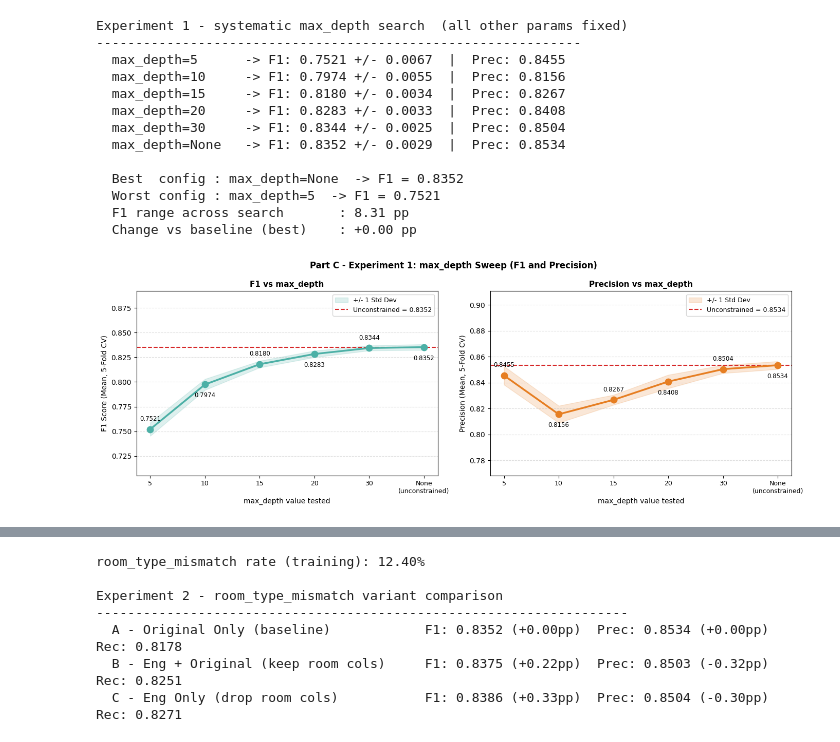
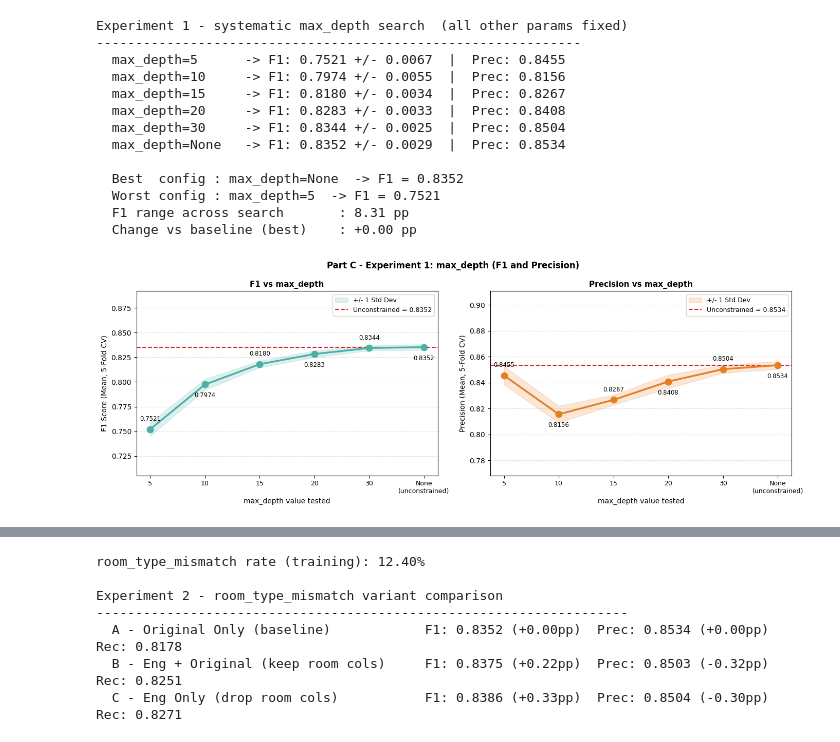
Before and after one commit to YWY2002/INF2008-Hotel-Cancellation-Prediction-Model, a Jupyter notebook: CRISPDM_INF2008_assignment02.ipynb, the cells around one changed output, grey strips where cells are left out. Drawn from its saved outputs; the diff is of its cells as text; code cells hidden in the pictures.

```diff
--- a/CRISPDM_INF2008_assignment02.ipynb
+++ b/CRISPDM_INF2008_assignment02.ipynb
@@ -1141,35 +1142,35 @@ ref_f1     = exp1_df[exp1_df["label"] == "None"]["F1 Mean"].values[0]
 ref_prec   = exp1_df[exp1_df["label"] == "None"]["Precision Mean"].values[0]
 
 fig, axes = plt.subplots(1, 2, figsize=(14, 5))
-fig.suptitle("Part C - Experiment 1: max_depth Sweep (F1 and Precision)",
+fig.suptitle("Part C - Experiment 1: max_depth (F1 and Precision)",
              fontsize=12, fontweight="bold")
 
 for ax, means, stds, ref, ylabel, colour, title in [
     (axes[0], f1_means,   f1_stds,   ref_f1,   "F1 Score",   "#4CB0A6", "F1 vs max_depth"),
     (axes[1], prec_means, prec_stds, ref_prec, "Precision",  "#E67E22", "Precision vs max_depth"),
 ]:
     ax.plot(x_pos, means, "o-", color=colour, linewidth=2.5, markersize=9, zorder=3)
     ax.fill_between(x_pos, means - stds, means + stds, alpha=0.18, color=colour,
                     label="+/- 1 Std Dev")
     ax.axhline(ref, color="#D62728", linestyle="--", linewidth=1.5,
                label=f"Unconstrained = {ref:.4f}")
     for i, (v, s) in enumerate(zip(means, stds)):
         off = 12 if i % 2 == 0 else -18
         ax.annotate(f"{v:.4f}", xy=(i, v), xytext=(0, off),
                     textcoords="offset points", ha="center", fontsize=8.5)
     ax.set_xticks(x_pos)
     ax.set_xticklabels(labels_x, fontsize=9)
     ax.set_xlabel("max_depth value tested", fontsize=10)
     ax.set_ylabel(ylabel + " (Mean, 5-Fold CV)", fontsize=10)
     ax.set_title(title, fontsize=11, fontweight="bold")
     ax.legend(fontsize=9)
     ax.grid(axis="y", linestyle="--", alpha=0.4)
     ax.set_ylim(max(0, means.min() - stds.max() - 0.04),
                 min(1, means.max() + stds.max() + 0.05))
 
 plt.tight_layout()
 plt.savefig("partC_exp1_depth_tuning.png", dpi=150, bbox_inches="tight")
 plt.show()
 # %% [output]
-[figure, old version]
+[figure, new version]
 # %% [markdown]
```
Also changed, not shown: parts of 13 cells of this notebook, 2 other files.
